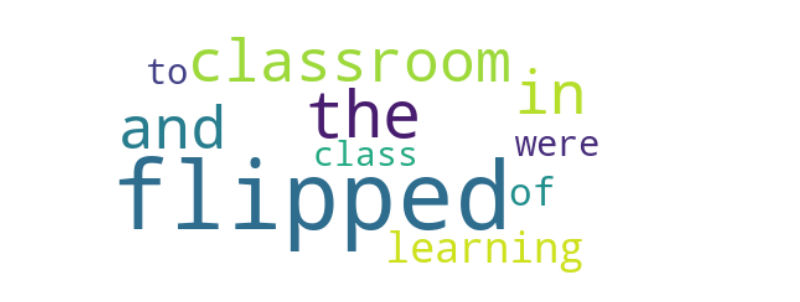
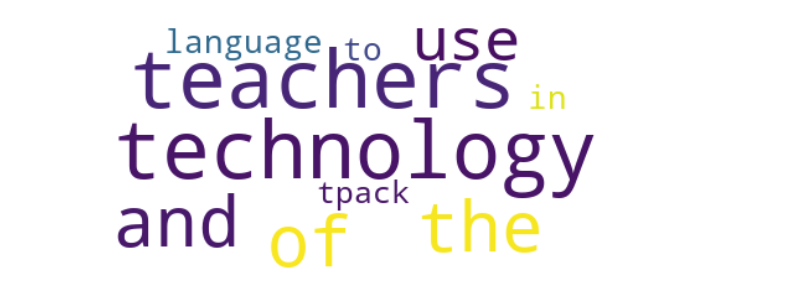
Before and after one commit to Naoru347/CALLResearchTrends, a Jupyter notebook: topic_modeling_scibert.ipynb, the cells around one changed output. Saved outputs shown, nothing was run; the diff lists cells and outputs as text; code cells hidden in the pictures.

```diff
--- a/topic_modeling_scibert.ipynb
+++ b/topic_modeling_scibert.ipynb
@@ -90,9 +90,9 @@ def create_wordcloud(model, topic):
      plt.axis("off")
      plt.show()
 # %%
-create_wordcloud(model, topic=16)
+create_wordcloud(model, topic=0)
 # %% [output]
-[figure, old version]
+[figure, new version]
 # %%
 model.visualize_topics()
 # %%
```
Also changed, not shown: parts of 9 cells of this notebook, 20 other files.
